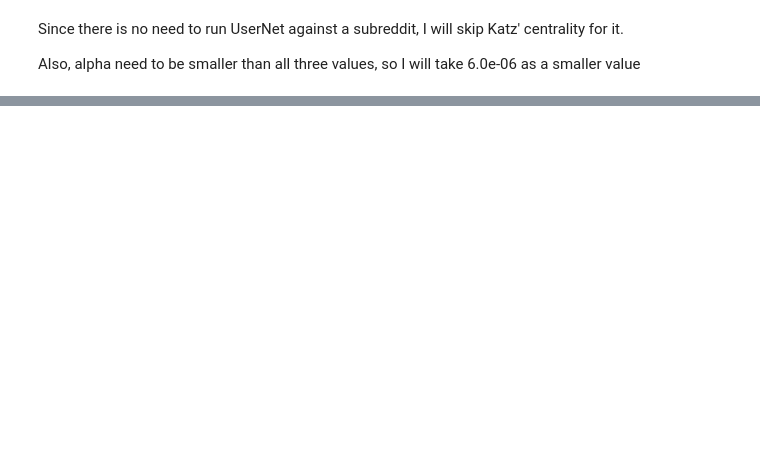
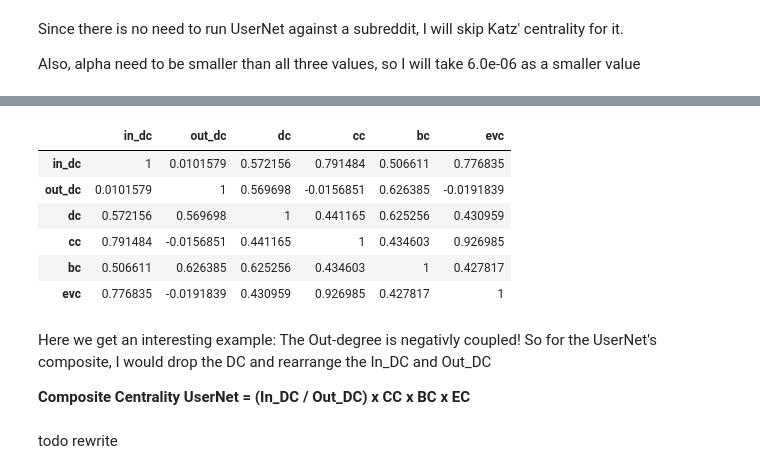
Before and after one commit to milicevicMarko/Reddit2008-Analysis, a Jupyter notebook: Centrality analysis.ipynb, the cells around one changed output, grey strips where cells are left out. Saved outputs shown, nothing was run; the diff lists cells and outputs as text; code cells hidden in the pictures; blank space fills up the shorter version.

```diff
--- a/Centrality analysis.ipynb
+++ b/Centrality analysis.ipynb
@@ -461,0 +704,13 @@ glengyron                      0.008512
+# %%
+def display_network_centralities_corelation_directed(centralities):
+    columns = ['in_dc', 'out_dc', 'dc', 'cc', 'bc', 'evc']
+    cross_correlation_matrix = pd.DataFrame(columns = columns, index = columns)
+    p_val_matrix = pd.DataFrame(columns = columns, index = columns)
+
+    def display_network_centralities_corelation(centralities):
+        for ind in columns:
+            for col in columns:
+                cross_correlation_matrix[ind][col], p_val_matrix[ind][col] =  stats.kendalltau(centralities[ind], centralities[col])
+        display(cross_correlation_matrix)
+
+    display_network_centralities_corelation(centralities)
@@ -461,0 +747,17 @@ glengyron                      0.008512
+# %%
+display_network_centralities_corelation_directed(usernet_centralities)
+# %% [output]
+|  | in_dc | out_dc | dc | cc | bc | evc |
+| in_dc | 1 | 0.0101579 | 0.572156 | 0.791484 | 0.506611 | 0.776835 |
+| out_dc | 0.0101579 | 1 | 0.569698 | -0.0156851 | 0.626385 | -0.0191839 |
+| dc | 0.572156 | 0.569698 | 1 | 0.441165 | 0.625256 | 0.430959 |
+| cc | 0.791484 | -0.0156851 | 0.441165 | 1 | 0.434603 | 0.926985 |
+| bc | 0.506611 | 0.626385 | 0.625256 | 0.434603 | 1 | 0.427817 |
+| evc | 0.776835 | -0.0191839 | 0.430959 | 0.926985 | 0.427817 | 1 |
+# %% [markdown]
+Here we get an interesting example: The Out-degree is negativly coupled!
+So for the UserNet's composite, I would drop the DC and rearrange the In_DC and Out_DC
+
+**Composite Centrality UserNet = (In_DC / Out_DC) x CC x BC x EC**
+# %% [markdown]
+todo rewrite
```
Also changed, not shown: parts of 75 cells of this notebook.
